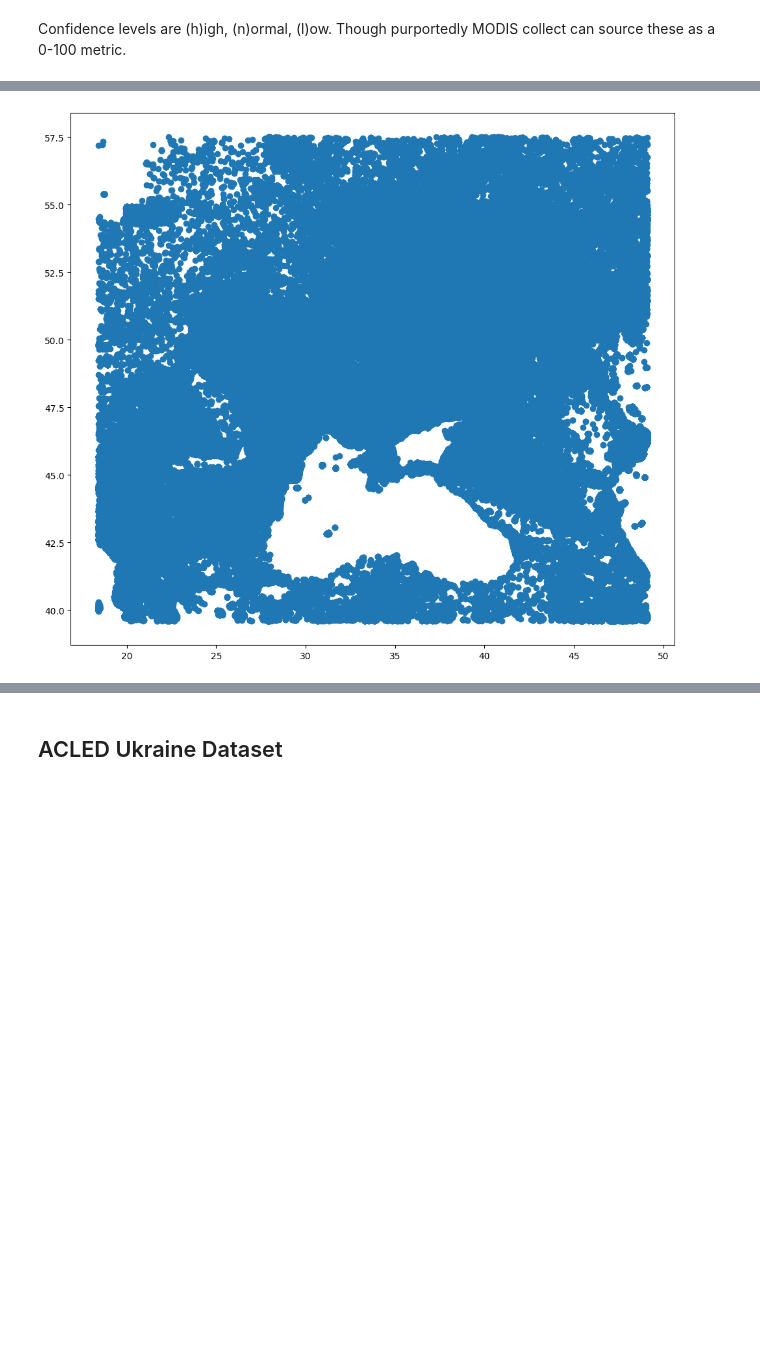
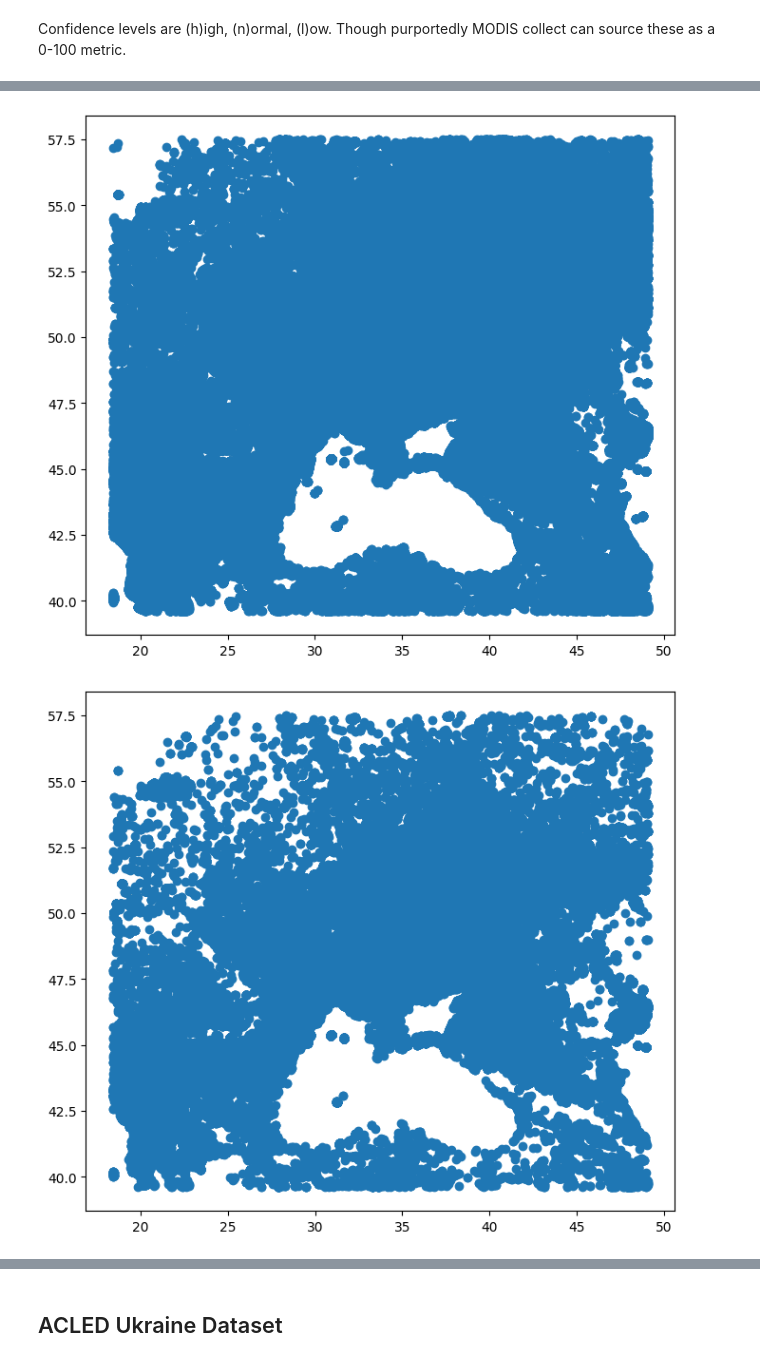
Before and after one commit to auto-d/ukraine_analysis, a Jupyter notebook: eda.ipynb, the cells around one changed output, grey strips where cells are left out. Drawn from its saved outputs; the diff is of its cells as text; code cells hidden in the pictures; blank space fills up the shorter version.

```diff
--- a/eda.ipynb
+++ b/eda.ipynb
@@ -320,3 +505,4 @@ array(['2.0NRT'], dtype=object)
 # %%
-gdf['ACQ_DATE'].hist(bins=1000)
+for name, df in firms_dfs.items():
+    df['ACQ_DATE'].hist(bins=1000)
 # %% [output]
@@ -325,5 +512,6 @@ gdf['ACQ_DATE'].hist(bins=1000)
 # %% [markdown]
 Confidence levels are (h)igh, (n)ormal, (l)ow. Though purportedly MODIS collect can source these as a 0-100 metric.
 # %%
-gdf['CONFIDENCE'].unique()
+for name, df in firms_dfs.items():
+    print(name, df['CONFIDENCE'].unique())
 # %% [output]
@@ -330,0 +536,11 @@ array(['n', 'h', 'l'], dtype=object)
+# %%
+def convert_modis_confidence(c):
+    s = 'l'
+    if c > 66:
+        s = 'h'
+    elif c > 33:
+        s = 'n'
+
+    return s
+
+firms_dfs['modis']['CONFIDENCE'] = firms_dfs['modis']['CONFIDENCE'].apply(convert_modis_confidence)
@@ -337,9 +555,11 @@ def plot_points(gdf):
     """
     # @todo validate gdf.geom_type[0:-1] == 'Point' ? maybe unnecessary
 
-    fig, ax = plt.subplots(figsize=(12,12))
+    fig, ax = plt.subplots(figsize=(8,8))
     gdf.plot(ax=ax)
 # %%
-plot_points(gdf)
+for name, df in firms_dfs.items():
+    plot_points(df)
 # %% [output]
-[figure, old version]
+[figure, new version]
+[figure, added]
```
Also changed, not shown: parts of 174 cells of this notebook.
